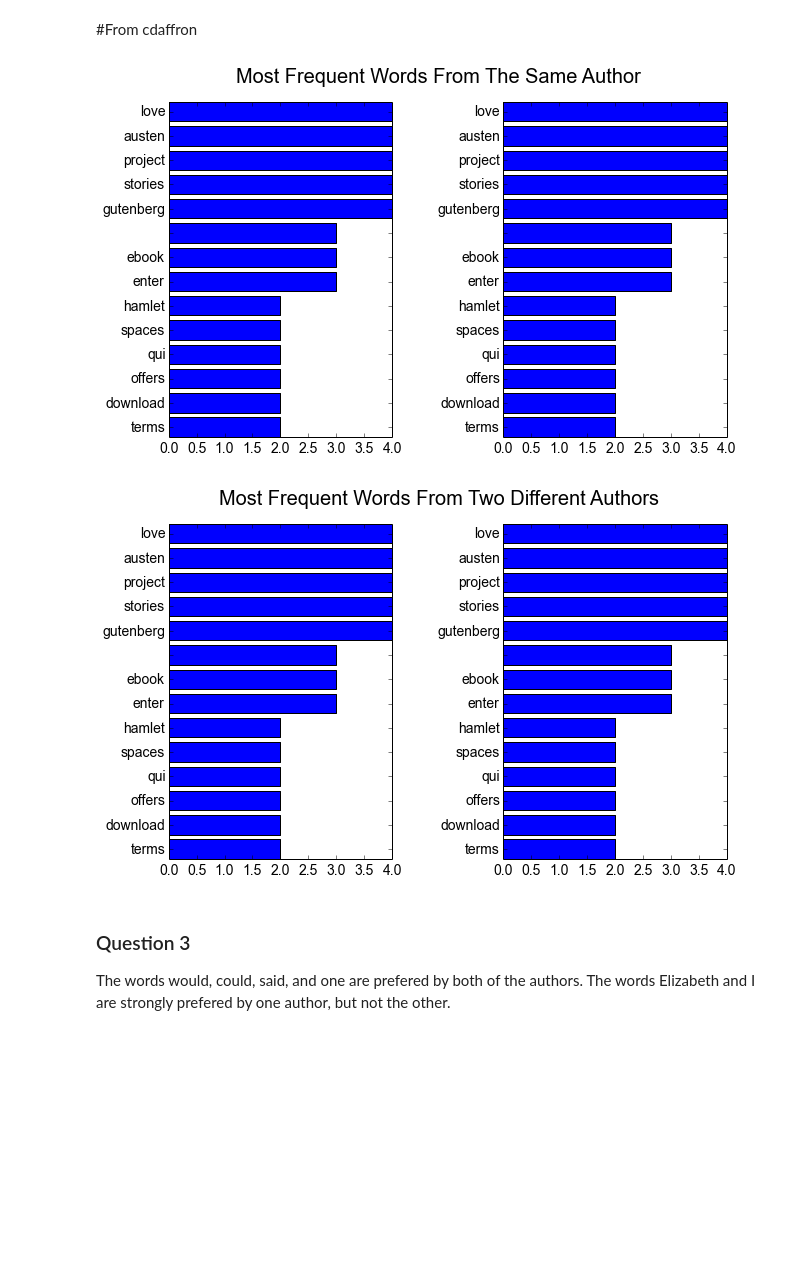
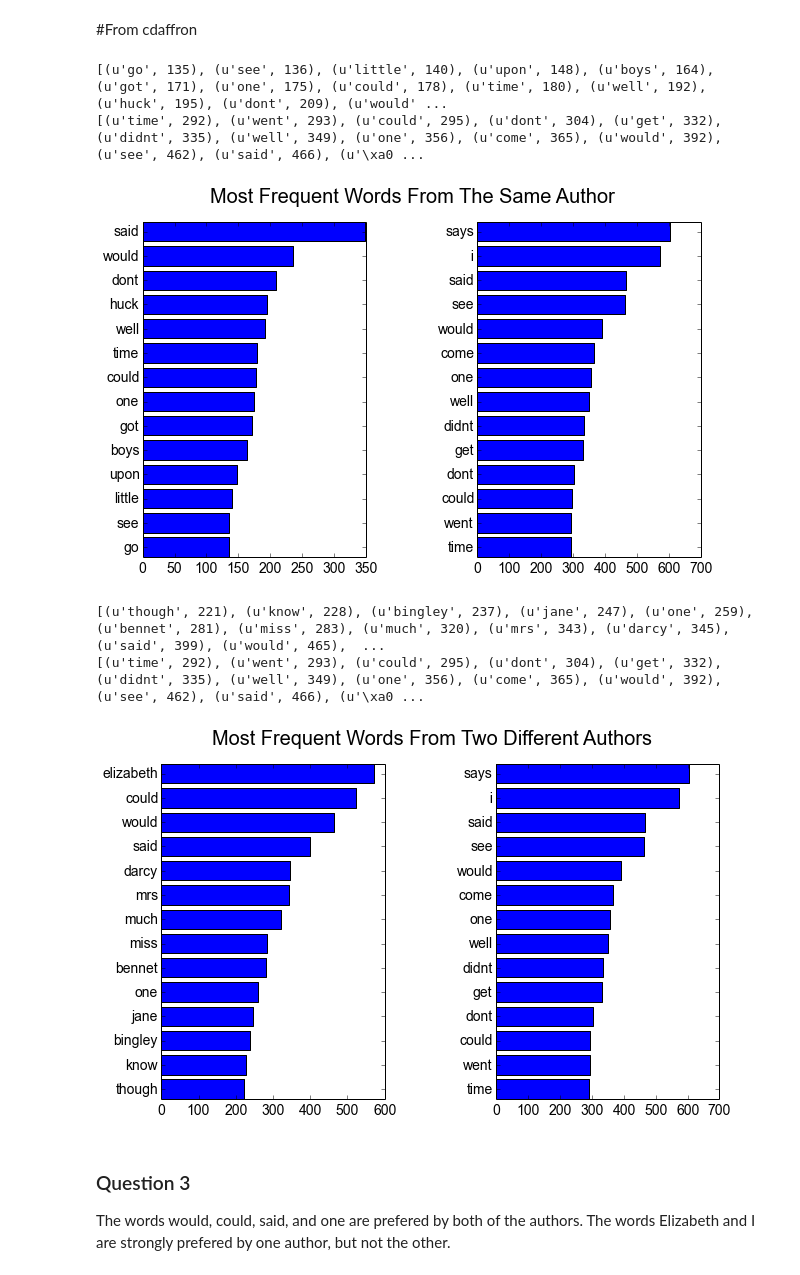
Before and after one commit to fdac/Assignment1, a Jupyter notebook: Solution1.ipynb, the cells around one changed output. Saved outputs shown, nothing was run; the diff lists cells and outputs as text; code cells hidden in the pictures; blank space fills up the shorter version.

```diff
--- a/Solution1.ipynb
+++ b/Solution1.ipynb
@@ -766,15 +760,24 @@ Based on the preceeding analysis, the similarity of most commonly occuring words
 (wf_ts, tw_ts) = get_wf('http://www.gutenberg.org/cache/epub/74/pg74.txt')
 (wf_ahf, tw_ahf) = get_wf('http://www.gutenberg.org/cache/epub/76/pg76.txt')
 plotTwoLists (wf_ts, wf_ahf, 'Most Frequent Words From The Same Author')
+
+print wf_ts
+print wf_ahf
 # %% [output]
+[(u'go', 135), (u'see', 136), (u'little', 140), (u'upon', 148), (u'boys', 164), (u'got', 171), (u'one', 175), (u'could', 178), (u'time', 180), (u'well', 192), (u'huck', 195), (u'dont', 209), (u'would' ...
+[(u'time', 292), (u'went', 293), (u'could', 295), (u'dont', 304), (u'get', 332), (u'didnt', 335), (u'well', 349), (u'one', 356), (u'come', 365), (u'would', 392), (u'see', 462), (u'said', 466), (u'\xa0 ...
-[figure, old version]
+[figure, new version]
 # %%
 #Question 2
 (wf_pp, tw_pp) = get_wf('http://www.gutenberg.org/cache/epub/1342/pg1342.txt')
-(wf_ahf, tw_ahf) = get_wf('http://www.gutenberg.org/cache/epub/76/pg76.txt')
+#(wf_ahf, tw_ahf) = get_wf('http://www.gutenberg.org/cache/epub/76/pg76.txt')
 plotTwoLists (wf_pp, wf_ahf, 'Most Frequent Words From Two Different Authors')
+print wf_pp
+print wf_ahf
 # %% [output]
+[(u'though', 221), (u'know', 228), (u'bingley', 237), (u'jane', 247), (u'one', 259), (u'bennet', 281), (u'miss', 283), (u'much', 320), (u'mrs', 343), (u'darcy', 345), (u'said', 399), (u'would', 465),  ...
+[(u'time', 292), (u'went', 293), (u'could', 295), (u'dont', 304), (u'get', 332), (u'didnt', 335), (u'well', 349), (u'one', 356), (u'come', 365), (u'would', 392), (u'see', 462), (u'said', 466), (u'\xa0 ...
-[figure, old version]
+[figure, new version]
 # %% [markdown]
 ### Question 3
 
```
Also changed, not shown: parts of 36 cells of this notebook.
